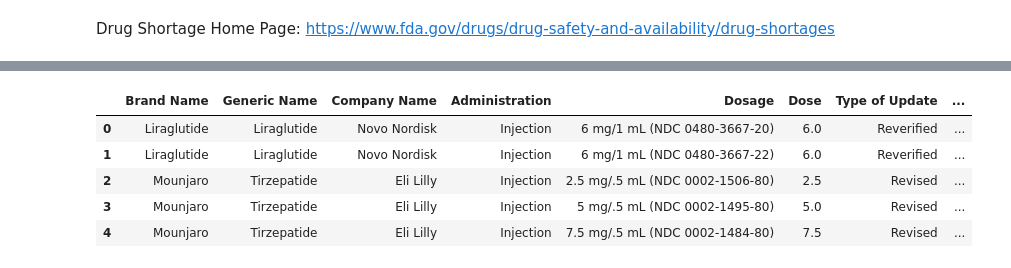
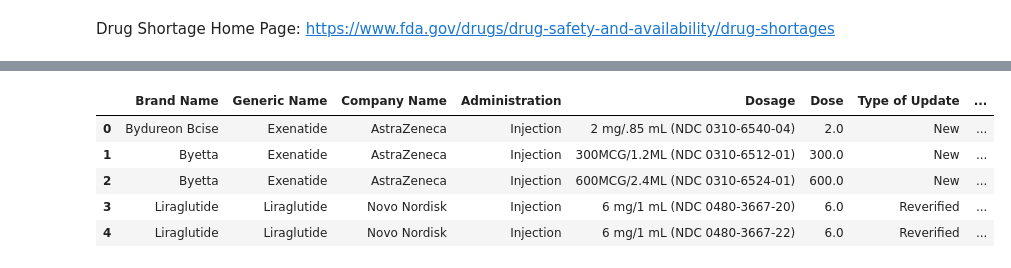
Before and after one commit to jsmith6417/FDA-Drug-Shortage-Data, a Jupyter notebook: FDA Drug Shortage Data.ipynb, the cells around one changed output, grey strips where cells are left out. Cells and saved outputs as stored; diff of their text form; code cells hidden in the pictures.

```diff
--- a/FDA Drug Shortage Data.ipynb
+++ b/FDA Drug Shortage Data.ipynb
@@ -61,11 +51,3 @@ memory usage: 133.6+ KB
-# %%
-# Rename columns the that have leading spaces in the names to remove the spaces
-df0.rename(columns={' Presentation': 'Presentation',
-                    ' Type of Update': 'Type of Update',
-                    ' Availability Information': 'Availability Information',
-                    ' Related Information': 'Related Information',
-                    ' Reason for Shortage': 'Reason for Shortage',
-                    ' Status': 'Status'}, inplace=True)
 # %%
 # Verify the updated column names to ensure the leading spaces have been removed
 df0.info()
@@ -89,6 +71,6 @@ memory usage: 133.6+ KB
 # %%
 # Keep only the rows where the generic name starts with 'Tirzepatide', 'Semaglutide', 'Dulaglutide', or 'Liraglutide'
-df0 = df0[df0['Generic Name'].str.startswith(('Tirzepatide', 'Semaglutide', 'Dulaglutide', 'Liraglutide'))]
+df0 = df0[df0['Generic Name'].str.startswith(('Tirzepatide', 'Semaglutide', 'Dulaglutide', 'Liraglutide', 'Exenatide'))]
 df0.head()
 # %% [output]
 |  | Generic Name | Company Name | Presentation | Type of Update | Date of Update | Availability Information | ... |
@@ -121,7 +103,7 @@ memory usage: 2.3+ KB
 # Clean and manipulate the data to make it more readable and useful
 
 # Replace the company names with shorter names
-df0['Company Name'] = df0['Company Name'].replace({'Eli Lilly and Co.': 'Eli Lilly', 'Novo Nordisk, Inc.': 'Novo Nordisk'})
+df0['Company Name'] = df0['Company Name'].replace({'Eli Lilly and Co.': 'Eli Lilly', 'Novo Nordisk, Inc.': 'Novo Nordisk', 'AstraZeneca AB': 'AstraZeneca'})
 
 # Remove the word 'Injection' from the Generic Name column
 df0['Generic Name'] = df0['Generic Name'].str.replace(' Injection', '')
@@ -180,6 +162,15 @@ df0['Availability Information'] = df0['Availability Information'].str.rstrip('.'
 
 # Replace Currently avaliable with Available
 df0['Availability Information'] = df0['Availability Information'].replace('Currently available', 'Available')
+
+# If Status contains Discontinued, replace Availability Information with Discontinued
+df0.loc[df0['Status'].str.contains('Discontinued'), 'Availability Information'] = 'Discontinued'
+
+# If Administration contains Injectable, replace Administration with Injection
+df0.loc[df0['Administration'].str.contains('Injectable'), 'Administration'] = 'Injection'
+
+# If brand Name is Bydureon BCise or Byette, replace Generic Name with Exenatide
+df0.loc[df0['Brand Name'].str.contains('Bydureon Bcise|Byetta'), 'Generic Name'] = 'Exenatide'
 
 # Drop ending period from Related Information column, if any values end with a period
 df0['Related Information'] = df0['Related Information'].str.rstrip('.')
@@ -190,38 +181,53 @@ df0.loc[df0['Status'] == 'Resolved', 'Availability Information'] = 'Resolved'
 # If Availability Information is Available or Resolved and Related Information is blank, replace Related Information with Rationing may apply
 df0.loc[(df0['Availability Information'] == 'Available') & (df0['Related Information'].isnull()), 'Related Information'] = 'Rationing may apply'
 
 df0.loc[(df0['Availability Information'] == 'Resolved') & (df0['Related Information'].isnull()), 'Related Information'] = 'Availability may vary'
 
 # Replace entries ending with TBD with Shortage duration TBD
 df0['Availability Information'] = df0['Availability Information'].replace('Limited availability.  Estimated shortage duration TBD', 'Shortage duration TBD')
 
 # Create a new column called Dose, which is the Dosage column with everything after mg removed
 df0['Dose'] = df0['Dosage'].str.split(' mg').str[0] + ' mg'
 
 # Remove the last 3 characters from the Dose column
 df0['Dose'] = df0['Dose'].str[:-3]
 
+# If Brand Name is Bydureon Bcise, replace Dose with 2
+df0.loc[df0['Brand Name'] == 'Bydureon Bcise', 'Dose'] = '2'
+
+# If Brand Name is Byetta, replace Dose with first three characters of Dosage
+df0.loc[df0['Brand Name'] == 'Byetta', 'Dose'] = df0['Dosage'].str[:3]
+
+# If Brand Name is Bydureon Bcise, Delete 'Extended Release, ' from the value in the Dosage column
+df0.loc[df0['Brand Name'] == 'Bydureon Bcise', 'Dosage'] = df0['Dosage'].str.replace('Extended Release, ', '')
+
+# If Brand Name is Byetta, delete '(250MCG/ML) ' from the value in the Dosage column
+df0.loc[df0['Brand Name'] == 'Byetta', 'Dosage'] = df0['Dosage'].str.replace('(250MCG/ML) ', '')
+
 # Convert the Dose column to numeric and replace any errors with NaN to make it easier to work with
 df0['Dose'] = pd.to_numeric(df0['Dose'], errors='coerce')
+
+# If Company Name is AstraZeneca and Availibility Information is NaN, replace Related Information with 'Please select an alternative GLP-1 product'
+df0.loc[(df0['Company Name'] == 'AstraZeneca') & (df0['Related Information'].isnull()), 'Related Information'] = 'Please select an alternative GLP-1 product'
 
 # Sort on Brand Name, Date of Update, and Dose
 df0.sort_values(by=['Brand Name', 'Date of Update', 'Dose'], inplace=True)
 
 # Reindex the dataframe to reflect the new order
 df0.reset_index(drop=True, inplace=True)
 
 # Reorder the columns for better readability
 df0 = df0[['Brand Name', 'Generic Name', 'Company Name', 'Administration', 'Dosage', 'Dose', 'Type of Update', 'Date of Update', 'Availability Information', 'Related Information','Reason for Shortage']]
 
 # Verify the changes
 df0.head()
 # %% [output]
 |  | Brand Name | Generic Name | Company Name | Administration | Dosage | Dose | Type of Update | ... |
-| 0 | Liraglutide | Liraglutide | Novo Nordisk | Injection | 6 mg/1 mL (NDC 0480-3667-20) | 6.0 | Reverified | ... |
-| 1 | Liraglutide | Liraglutide | Novo Nordisk | Injection | 6 mg/1 mL (NDC 0480-3667-22) | 6.0 | Reverified | ... |
-| 2 | Mounjaro | Tirzepatide | Eli Lilly | Injection | 2.5 mg/.5 mL (NDC 0002-1506-80) | 2.5 | Revised | ... |
-| 3 | Mounjaro | Tirzepatide | Eli Lilly | Injection | 5 mg/.5 mL (NDC 0002-1495-80) | 5.0 | Revised | ... |
-| 4 | Mounjaro | Tirzepatide | Eli Lilly | Injection | 7.5 mg/.5 mL (NDC 0002-1484-80) | 7.5 | Revised | ... |
+| 0 | Bydureon Bcise | Exenatide | AstraZeneca | Injection | 2 mg/.85 mL (NDC 0310-6540-04) | 2.0 | New | ... |
+| 1 | Byetta | Exenatide | AstraZeneca | Injection | 300MCG/1.2ML (NDC 0310-6512-01) | 300.0 | New | ... |
+| 2 | Byetta | Exenatide | AstraZeneca | Injection | 600MCG/2.4ML (NDC 0310-6524-01) | 600.0 | New | ... |
+| 3 | Liraglutide | Liraglutide | Novo Nordisk | Injection | 6 mg/1 mL (NDC 0480-3667-20) | 6.0 | Reverified | ... |
+| 4 | Liraglutide | Liraglutide | Novo Nordisk | Injection | 6 mg/1 mL (NDC 0480-3667-22) | 6.0 | Reverified | ... |
 # %%
 # Write the cleaned data to a CSV file without the index
 df0.to_csv('Drugshortages_cleaned.csv', index=False)
```
Also changed, not shown: parts of 11 cells of this notebook.
